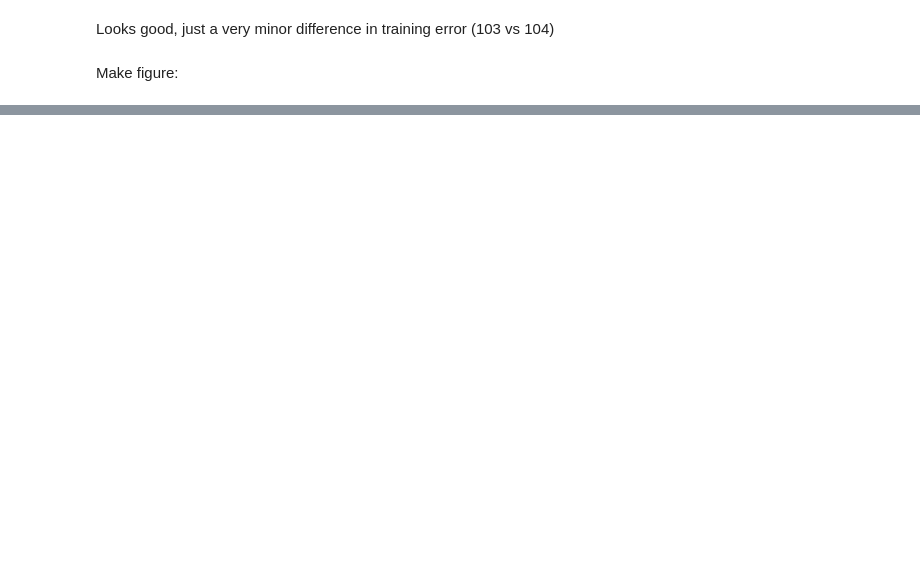
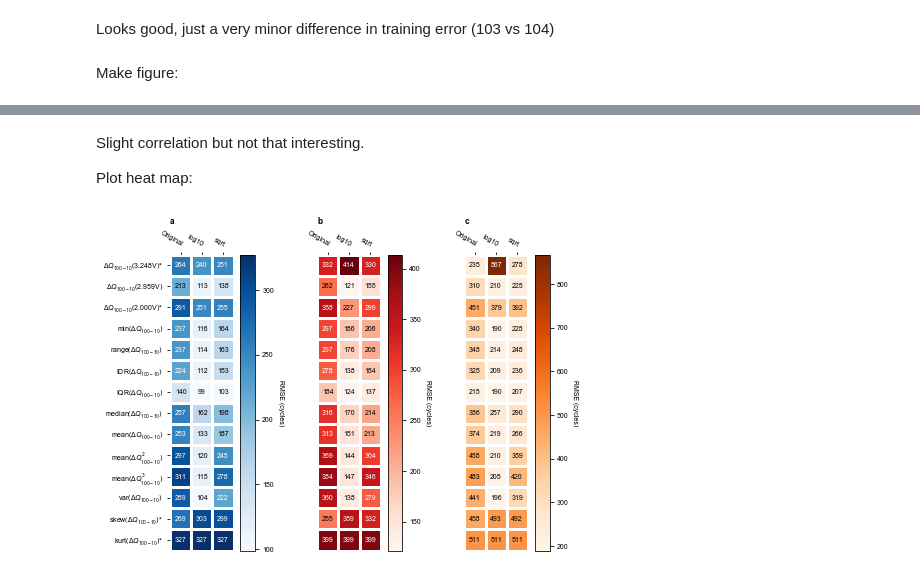
Before and after one commit to petermattia/revisit-severson-et-al, a Jupyter notebook: revisit-severson-et-al.ipynb, the cells around one changed output, grey strips where cells are left out. Drawn from its saved outputs; the diff is of its cells as text; code cells hidden in the pictures; blank space fills up the shorter version.

```diff
--- a/revisit-severson-et-al.ipynb
+++ b/revisit-severson-et-al.ipynb
@@ -466,0 +450,35 @@ plt.plot(np.abs(skews), test2_RMSE2, 'o')
+# %% [markdown]
+Slight correlation but not that interesting.
+
+Plot heat map:
+# %%
+fig, ax = plt.subplots(figsize=(fig_width_2col, 2*fig_height),
+                       nrows=1, ncols=3)
+
+ax[0].set_title('a', loc='left', weight='bold')
+ax[1].set_title('b', loc='left', weight='bold')
+ax[2].set_title('c', loc='left', weight='bold')
+
+functions_list = list(functions.keys())
+for k, func in enumerate(functions_list):
+    if not do_raw_features_have_consistently_signed_values[func]:
+        functions_list[k] = func + '*'
+
+transforms_list = list(transforms.keys())
+
+im, cbar = heatmap(RMSE_train, row_labels=functions_list, col_labels=transforms_list, ax=ax[0],
+                   cmap="Blues", cbarlabel="RMSE (cycles)")
+texts = annotate_heatmap(im, valfmt="{x:.0f}")
+
+im, cbar = heatmap(RMSE_test1, col_labels=transforms_list, ax=ax[1],
+                   cmap="Reds", cbarlabel="RMSE (cycles)")
+texts = annotate_heatmap(im, valfmt="{x:.0f}")
+
+im, cbar = heatmap(RMSE_test2, col_labels=transforms_list, ax=ax[2],
+                   cmap="Oranges", cbarlabel="RMSE (cycles)")
+texts = annotate_heatmap(im, valfmt="{x:.0f}")
+
+plt.tight_layout()
+plt.savefig(figpath / 'fig3.eps', format='eps')
+# %% [output]
+[figure, added]
```
Also changed, not shown: parts of 84 cells of this notebook, 8 other files.
